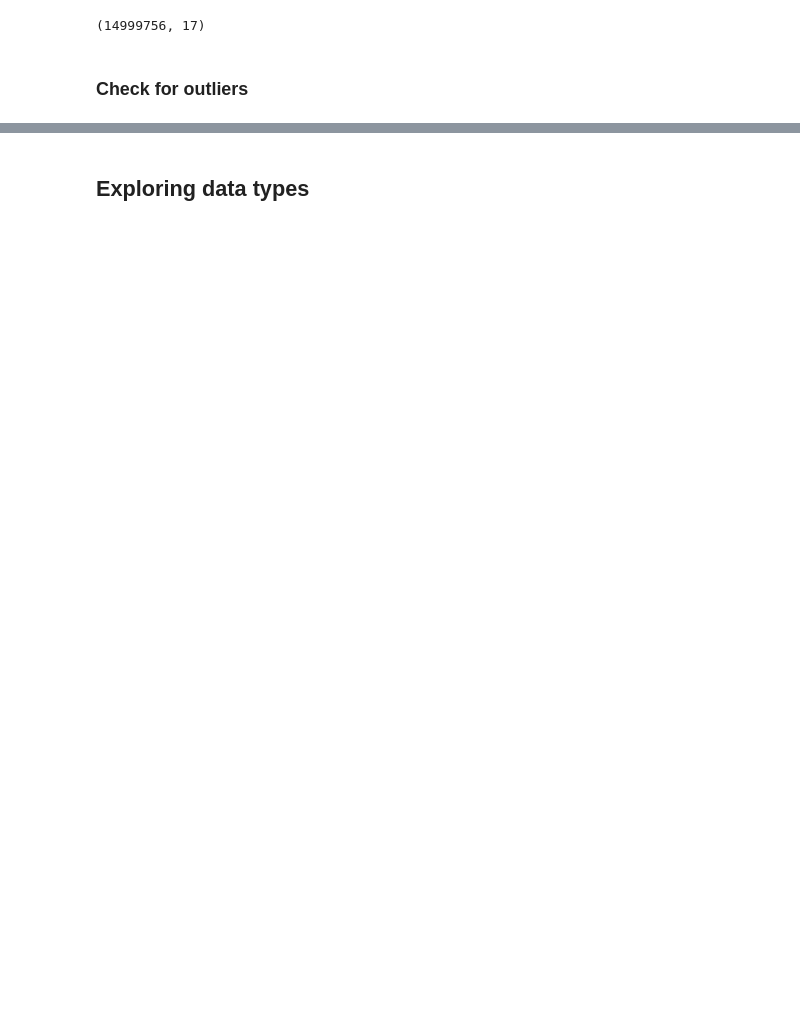
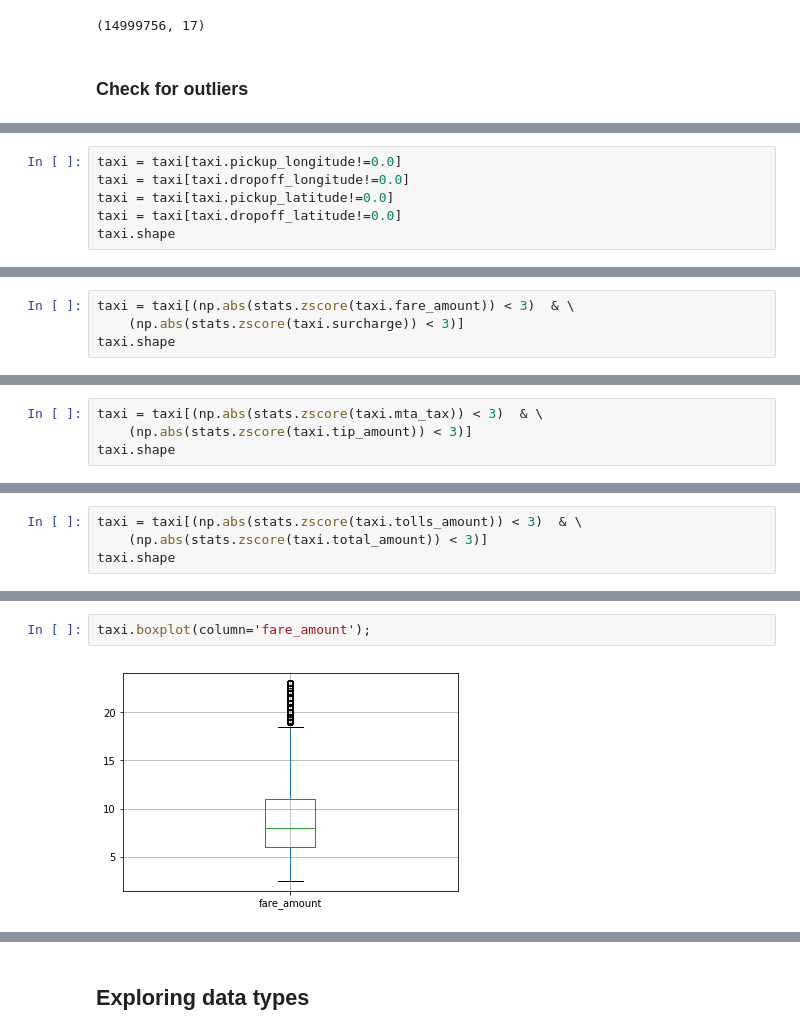
Before and after one commit to MIE368-Team-8/Data-Cleaning, a Jupyter notebook: TaxiDataCleaning.ipynb, the cells around one changed output, grey strips where cells are left out. Saved outputs shown, nothing was run; the diff lists cells and outputs as text; blank space fills up the shorter version.

```diff
--- a/TaxiDataCleaning.ipynb
+++ b/TaxiDataCleaning.ipynb
@@ -240,0 +273,6 @@ total_amount | 66311 | float64
+# %%
+taxi = taxi[taxi.pickup_longitude!=0.0]
+taxi = taxi[taxi.dropoff_longitude!=0.0]
+taxi = taxi[taxi.pickup_latitude!=0.0]
+taxi = taxi[taxi.dropoff_latitude!=0.0]
+taxi.shape
@@ -240,0 +295,4 @@ total_amount | 66311 | float64
+# %%
+taxi = taxi[(np.abs(stats.zscore(taxi.fare_amount)) < 3)  & \
+    (np.abs(stats.zscore(taxi.surcharge)) < 3)]
+taxi.shape
@@ -240,0 +301,4 @@ total_amount | 66311 | float64
+# %%
+taxi = taxi[(np.abs(stats.zscore(taxi.mta_tax)) < 3)  & \
+    (np.abs(stats.zscore(taxi.tip_amount)) < 3)]
+taxi.shape
@@ -240,0 +307,4 @@ total_amount | 66311 | float64
+# %%
+taxi = taxi[(np.abs(stats.zscore(taxi.tolls_amount)) < 3)  & \
+    (np.abs(stats.zscore(taxi.total_amount)) < 3)]
+taxi.shape
@@ -240,0 +327,4 @@ total_amount | 66311 | float64
+# %%
+taxi.boxplot(column='fare_amount');
+# %% [output]
+[figure, added]
```
Also changed, not shown: parts of 81 cells of this notebook.
